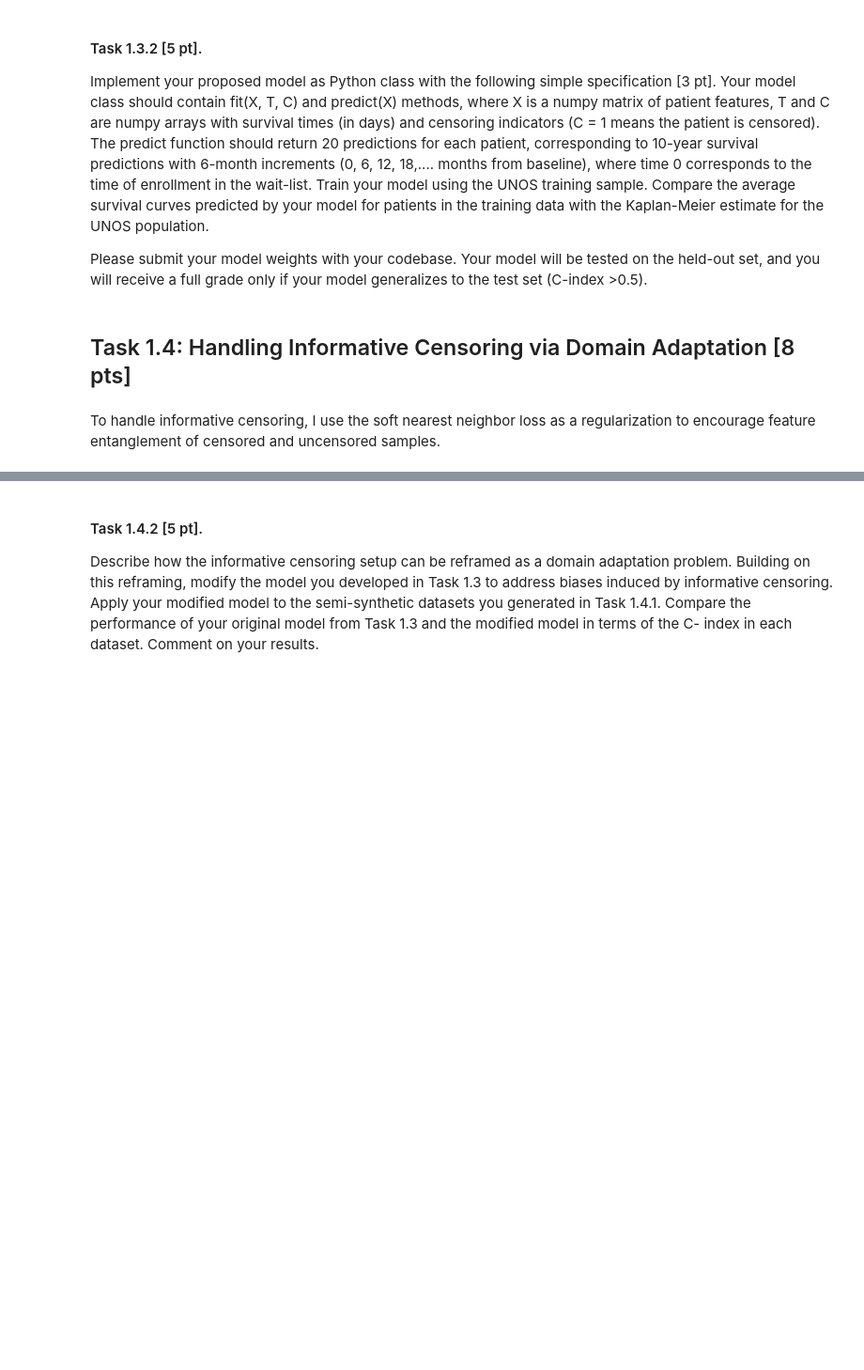
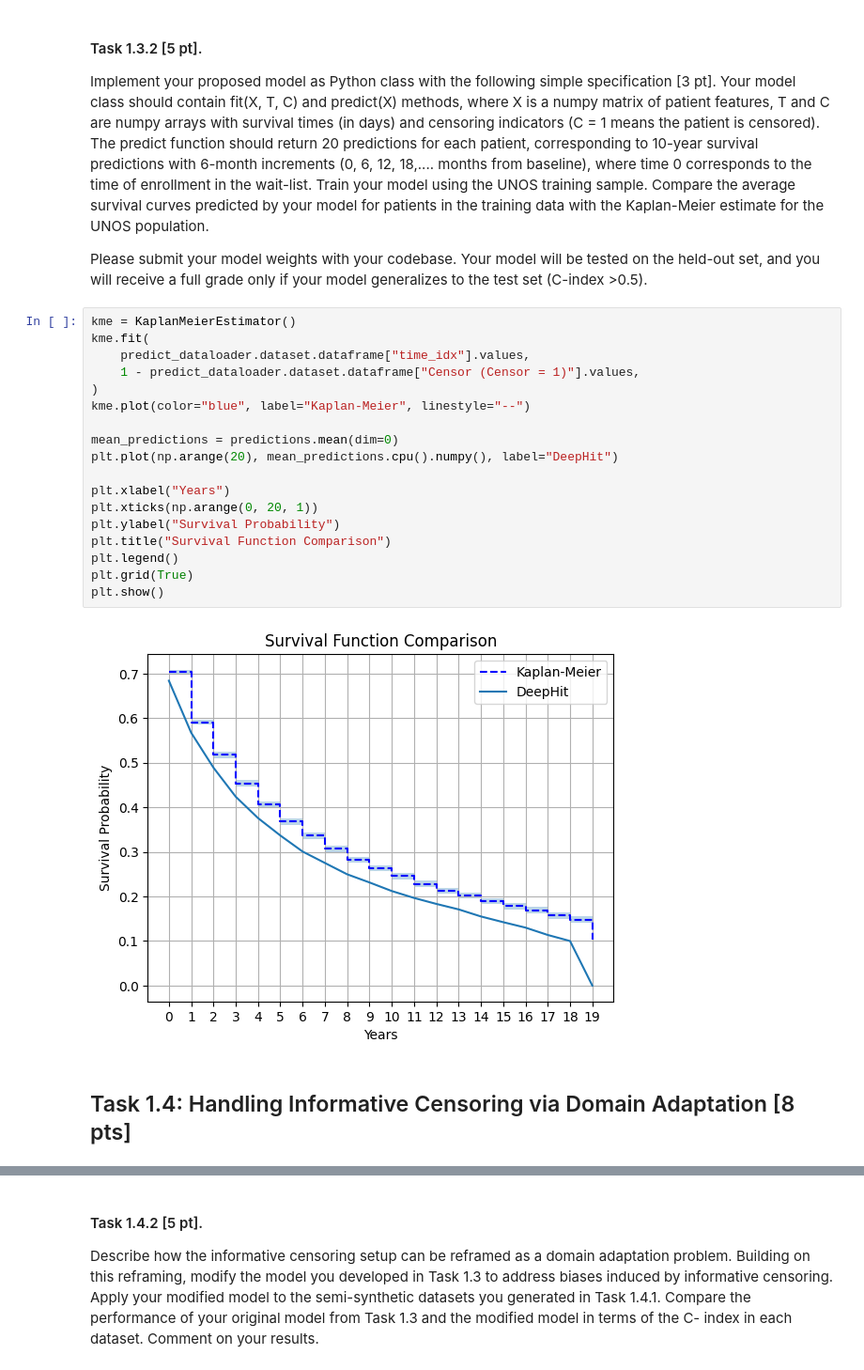
Before and after one commit to aarontyliu/cph-200b, a Jupyter notebook: Proiect 1/CPH_200B_Project_1_Survival_Analysis_and_Prediction.ipynb, the cells around one changed output, grey strips where cells are left out. Shown: that part at 94% size. Drawn from its saved outputs; the diff is of its cells as text; blank space fills up the shorter version.

```diff
--- a/Proiect 1/CPH_200B_Project_1_Survival_Analysis_and_Prediction.ipynb
+++ b/Proiect 1/CPH_200B_Project_1_Survival_Analysis_and_Prediction.ipynb
@@ -920,9 +1168,27 @@ data with the Kaplan-Meier estimate for the UNOS population.
 
 Please submit your model weights with your codebase. Your model will be tested on the held-out set,
 and you will receive a full grade only if your model generalizes to the test set (C-index >0.5).
+# %%
+kme = KaplanMeierEstimator()
+kme.fit(
+    predict_dataloader.dataset.dataframe["time_idx"].values,
+    1 - predict_dataloader.dataset.dataframe["Censor (Censor = 1)"].values,
+)
+kme.plot(color="blue", label="Kaplan-Meier", linestyle="--")
+
+mean_predictions = predictions.mean(dim=0)
+plt.plot(np.arange(20), mean_predictions.cpu().numpy(), label="DeepHit")
+
+plt.xlabel("Years")
+plt.xticks(np.arange(0, 20, 1))
+plt.ylabel("Survival Probability")
+plt.title("Survival Function Comparison")
+plt.legend()
+plt.grid(True)
+plt.show()
+# %% [output]
+[figure, added]
 # %% [markdown]
 ## Task 1.4: Handling Informative Censoring via Domain Adaptation [8 pts]
-# %% [markdown]
-To handle informative censoring, I use the soft nearest neighbor loss as a regularization to encourage feature entanglement of censored and uncensored samples.
 # %% [markdown]
 #### Task 1.4.1 [3 pt].
```
Also changed, not shown: parts of 39 cells of this notebook.
